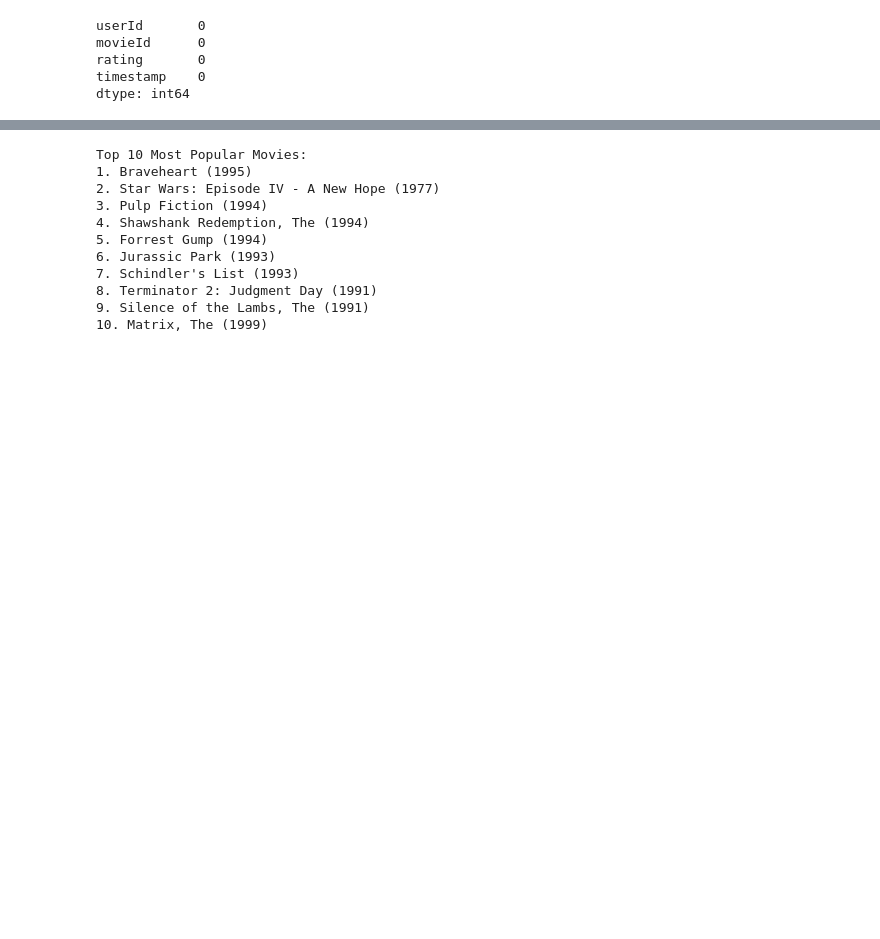
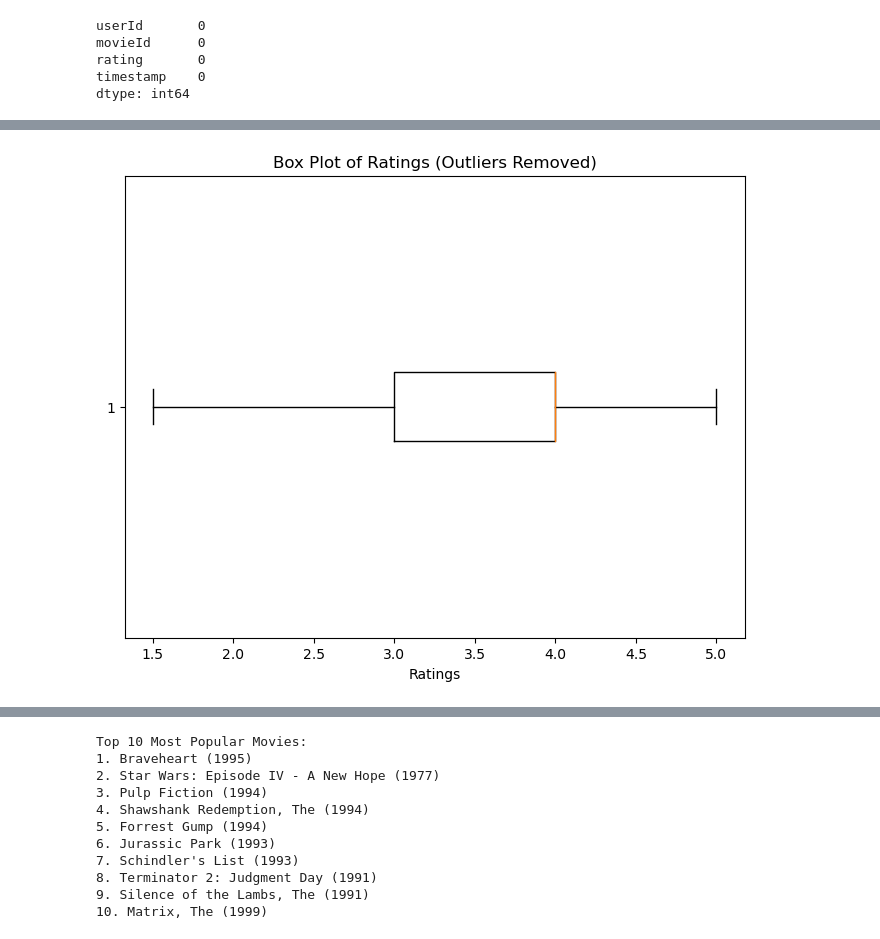
Before and after one commit to lewis-mawira/phase-4-project, a Jupyter notebook: Untitled.ipynb, the cells around one changed output, grey strips where cells are left out. Cells and saved outputs as stored; diff of their text form; code cells hidden in the pictures; blank space fills up the shorter version.

```diff
--- a/Untitled.ipynb
+++ b/Untitled.ipynb
@@ -164,0 +209,21 @@ plt.show()
+# %%
+# Calculate the IQR (Interquartile Range)
+Q1 = ratings['rating'].quantile(0.25)
+Q3 = ratings['rating'].quantile(0.75)
+IQR = Q3 - Q1
+
+# Define the lower and upper bounds for outliers
+lower_bound = Q1 - 1.5 * IQR
+upper_bound = Q3 + 1.5 * IQR
+
+# Remove outliers
+ratings_no_outliers = ratings[(ratings['rating'] >= lower_bound) & (ratings['rating'] <= upper_bound)]
+
+# Check the box plot again to verify
+plt.figure(figsize=(8, 6))
+plt.boxplot(ratings_no_outliers['rating'], vert=False)
+plt.title('Box Plot of Ratings (Outliers Removed)')
+plt.xlabel('Ratings')
+plt.show()
+# %% [output]
+[figure, added]
```
Also changed, not shown: parts of 59 cells of this notebook.
